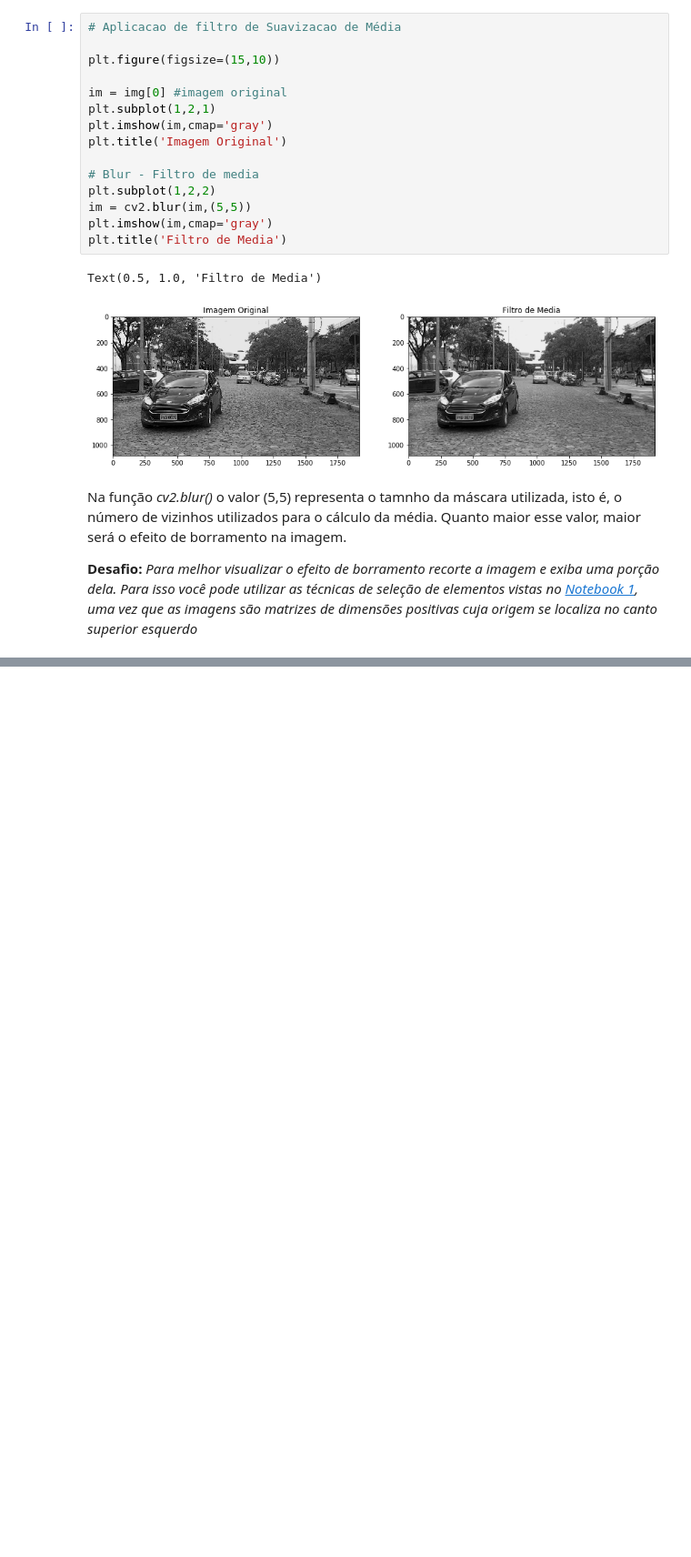
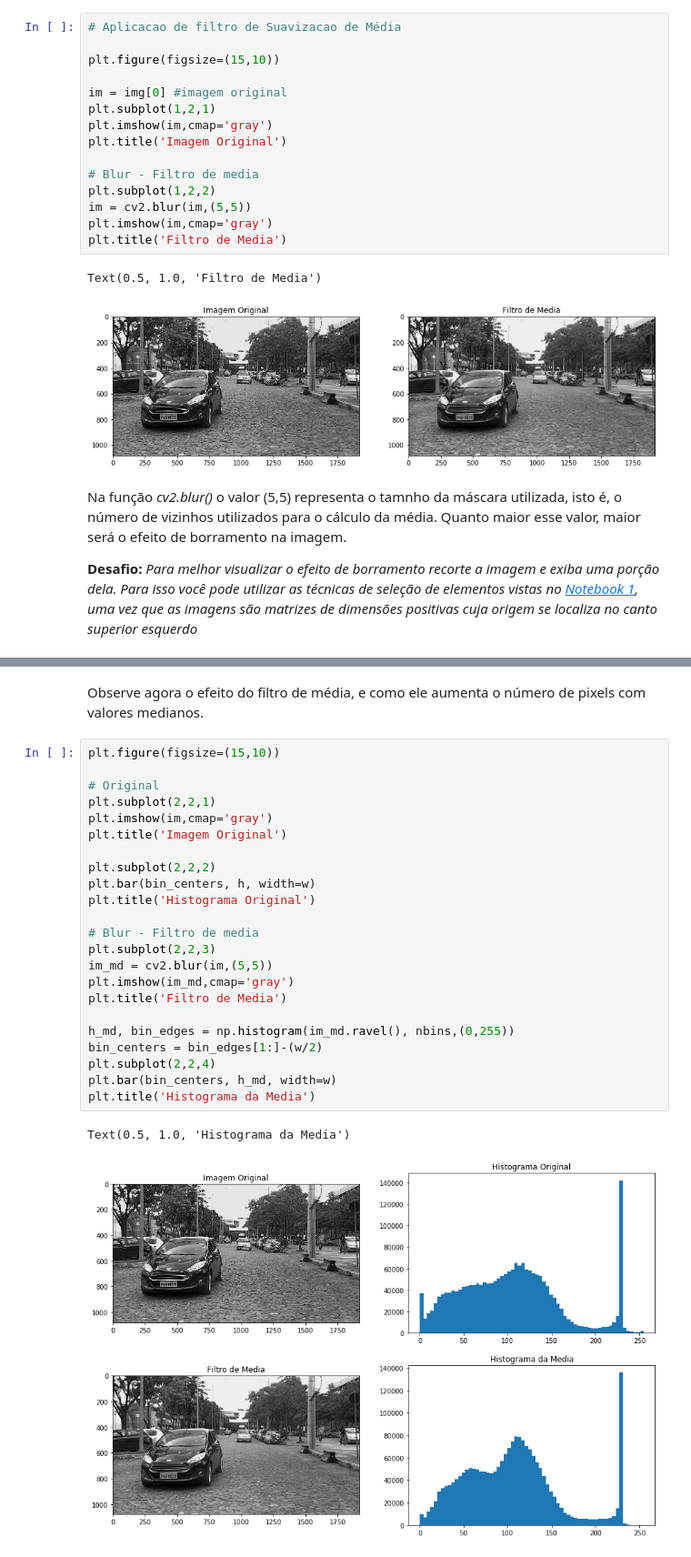
Before and after one commit to LuizPitaAlmeida/GUIA_PDI_PYTHON_ALPR, a Jupyter notebook: Guia/Notebook3-FiltrosEspaciaisDeSuavizacao-EqualizacaoDeHistograma.ipynb, the cells around one changed output, grey strips where cells are left out. Shown at 91% size. Saved outputs shown, nothing was run; the diff lists cells and outputs as text; blank space fills up the shorter version.

```diff
--- a/Guia/Notebook3-FiltrosEspaciaisDeSuavizacao-EqualizacaoDeHistograma.ipynb
+++ b/Guia/Notebook3-FiltrosEspaciaisDeSuavizacao-EqualizacaoDeHistograma.ipynb
@@ -167,0 +254,28 @@ Text(0.5, 1.0, 'Filtro Bilateral')
+# %% [markdown]
+Observe agora o efeito do filtro de média, e como ele aumenta o número de pixels com valores medianos.
+# %%
+plt.figure(figsize=(15,10))
+
+# Original
+plt.subplot(2,2,1)
+plt.imshow(im,cmap='gray')
+plt.title('Imagem Original')
+
+plt.subplot(2,2,2)
+plt.bar(bin_centers, h, width=w)
+plt.title('Histograma Original')
+
+# Blur - Filtro de media
+plt.subplot(2,2,3)
+im_md = cv2.blur(im,(5,5))
+plt.imshow(im_md,cmap='gray')
+plt.title('Filtro de Media')
+
+h_md, bin_edges = np.histogram(im_md.ravel(), nbins,(0,255))
+bin_centers = bin_edges[1:]-(w/2)
+plt.subplot(2,2,4)
+plt.bar(bin_centers, h_md, width=w)
+plt.title('Histograma da Media')
+# %% [output]
+Text(0.5, 1.0, 'Histograma da Media')
+[figure, added]
```
Also changed, not shown: parts of 10 cells of this notebook.
